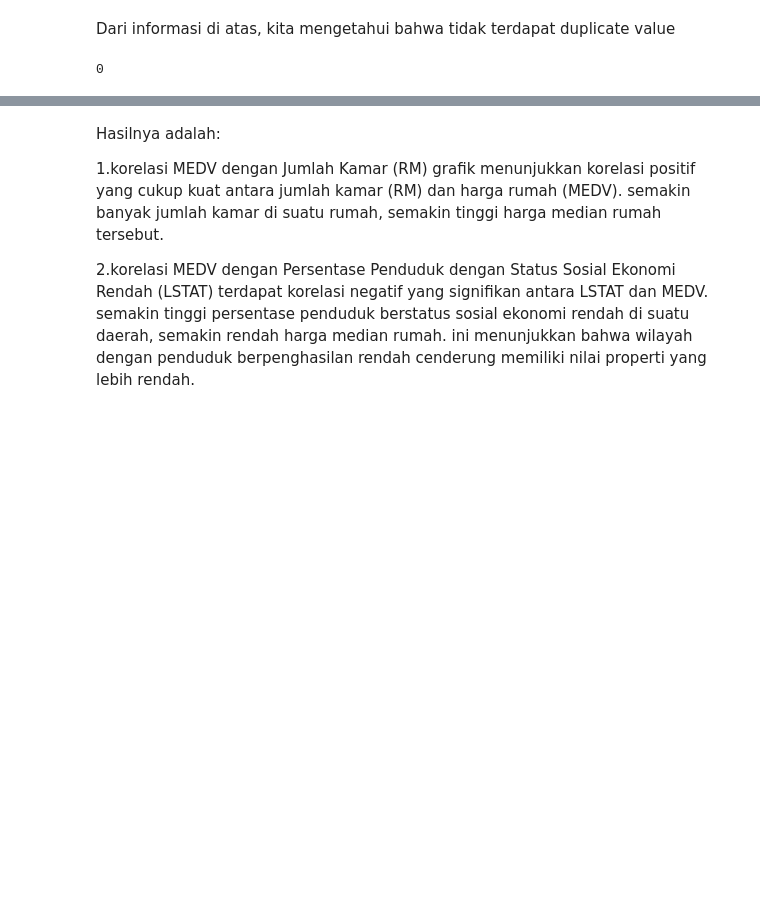
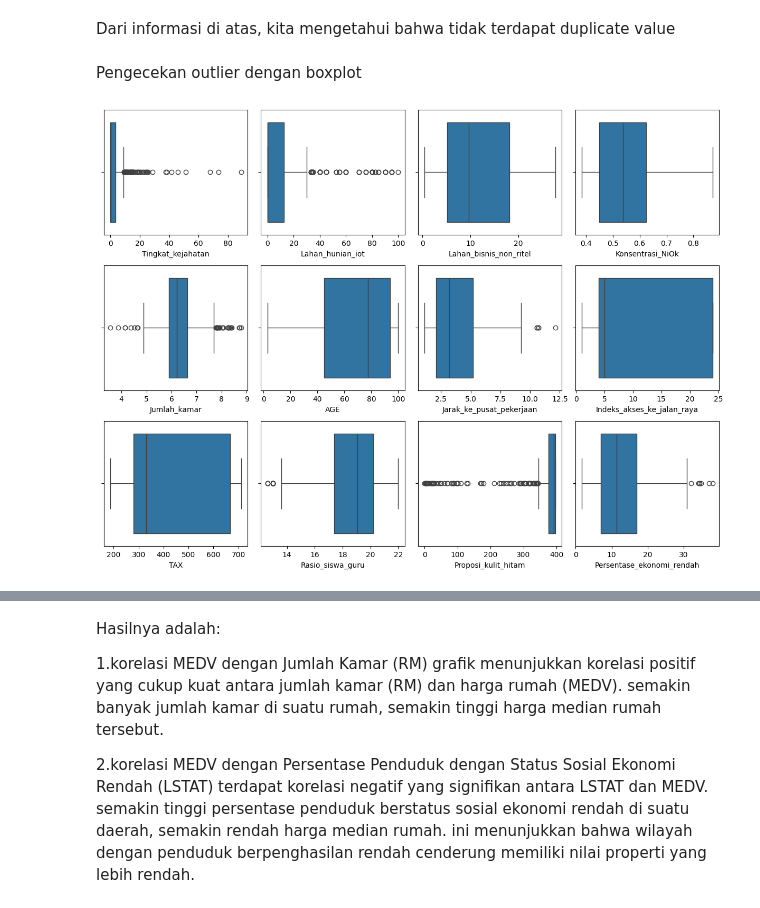
Before and after one commit to MeliaPrnmsr/final_projectml, a Jupyter notebook: final.ipynb, the cells around one changed output, grey strips where cells are left out. Cells and saved outputs as stored; diff of their text form; code cells hidden in the pictures; blank space fills up the shorter version.

```diff
--- a/final.ipynb
+++ b/final.ipynb
@@ -99,8 +123,21 @@ boston.duplicated().sum()
 0
 # %% [markdown]
 Dari informasi di atas, kita mengetahui bahwa tidak terdapat duplicate value
-# %%
-check_outlier_CHAS = (boston['Berbatasan_dg_sungai'] < 0) | (boston['Berbatasan_dg_sungai'] > 1)
-print(check_outlier_CHAS.sum())
-# %% [output]
-0
+# %% [markdown]
+Pengecekan outlier dengan boxplot
+# %%
+check_outlier = boston.copy()
+
+check_outlier = check_outlier.drop("Berbatasan_dg_sungai", axis=1)
+check_outlier = check_outlier.drop("Median_harga_rumah", axis=1)
+
+plt.figure(figsize=(12, 9))
+
+for i, column in enumerate(check_outlier.columns):
+    plt.subplot(3, 4, i+1)
+    sns.boxplot(data = check_outlier, x = column)
+
+plt.tight_layout()
+plt.show()
+# %% [output]
+[figure, added]
```
Also changed, not shown: parts of 38 cells of this notebook, 1 other file.
